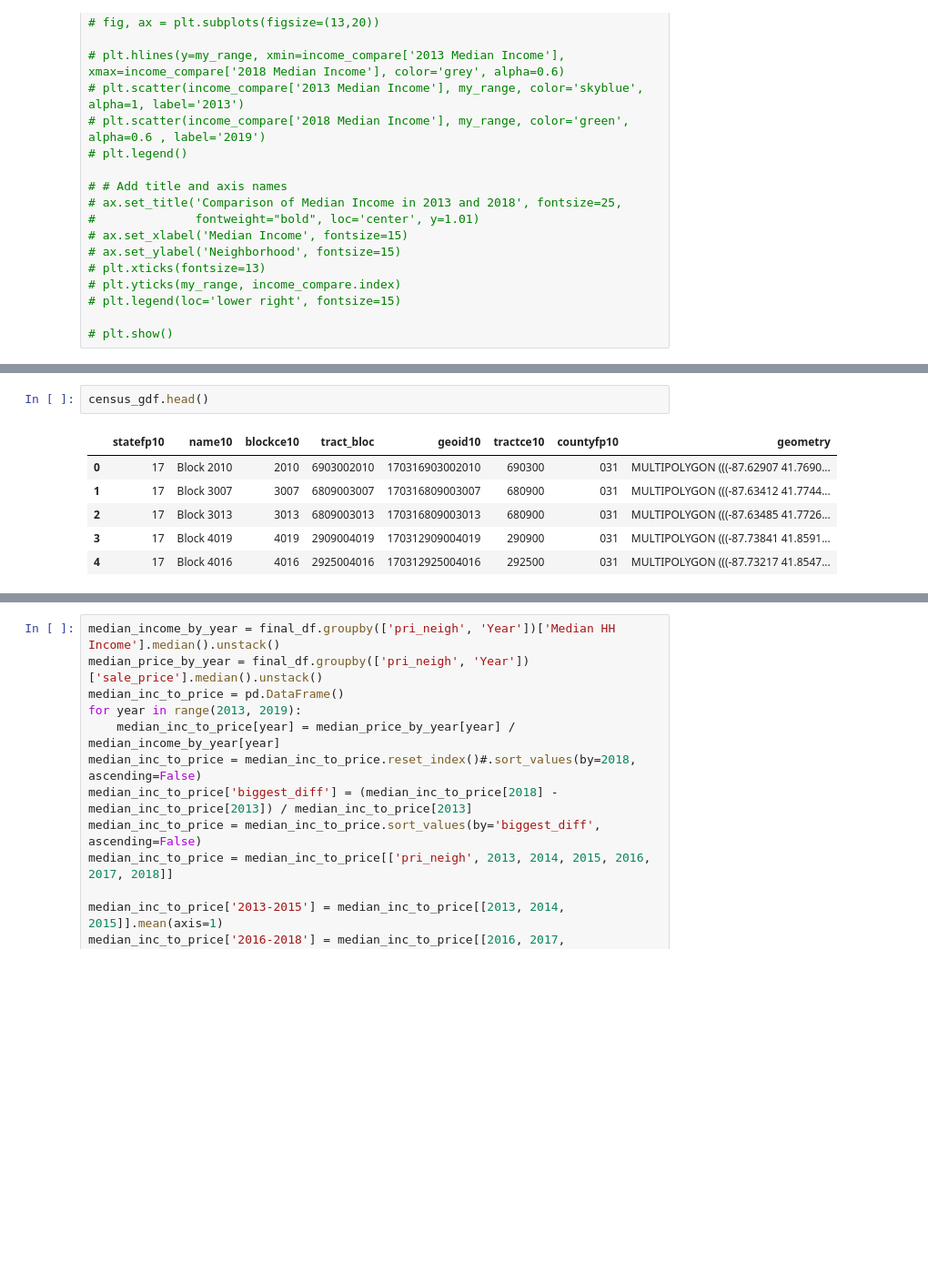
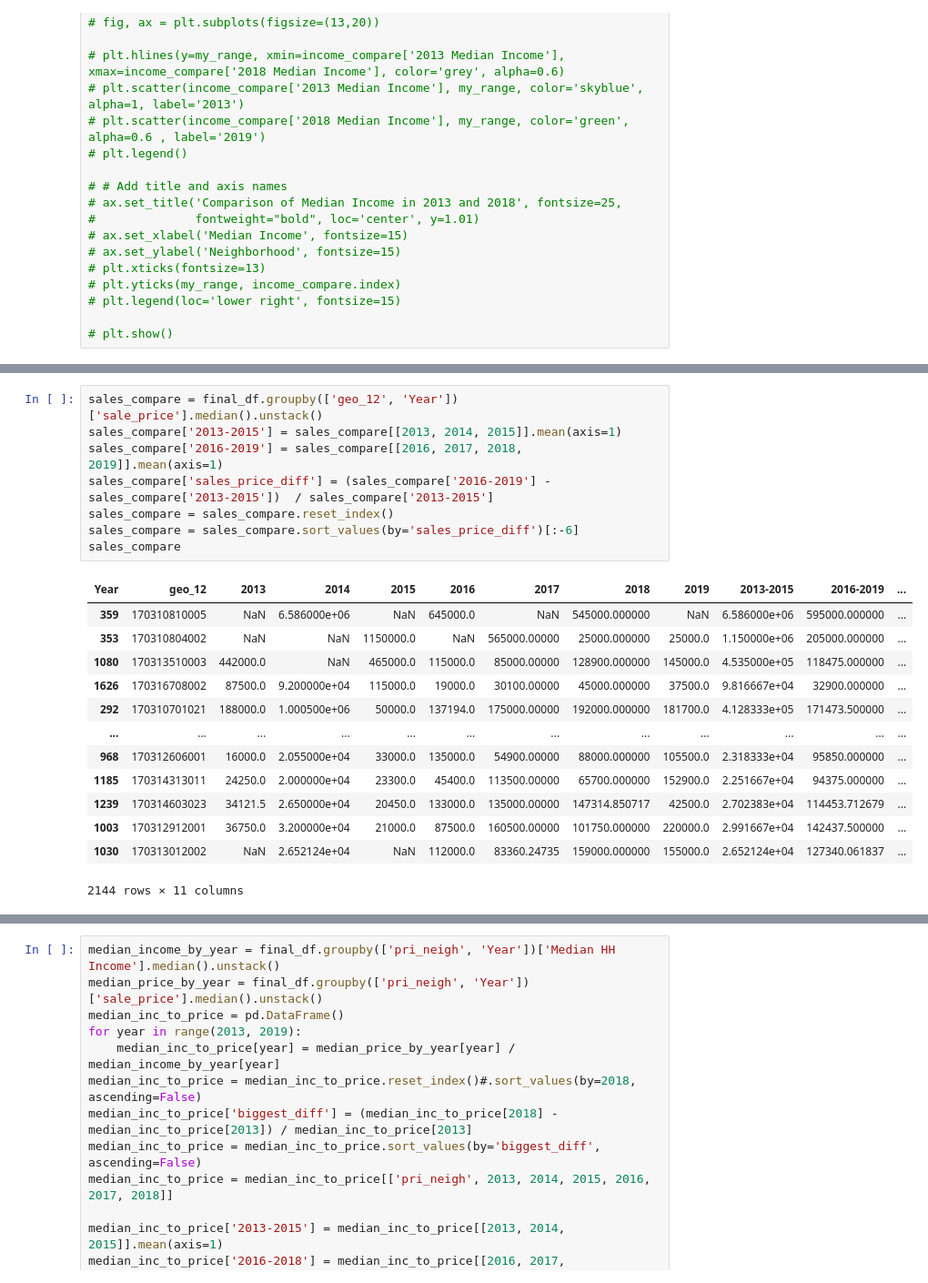
Before and after one commit to ymericson/ml-project, a Jupyter notebook: data_viz.ipynb, the cells around one changed output, grey strips where cells are left out. Shown at 91% size. Saved outputs shown, nothing was run; the diff lists cells and outputs as text; blank space fills up the shorter version.

```diff
--- a/data_viz.ipynb
+++ b/data_viz.ipynb
@@ -375,10 +365,23 @@ census_gdf.head()
-# %%
-census_gdf.head()
-# %% [output]
-|  | statefp10 | name10 | blockce10 | tract_bloc | geoid10 | tractce10 | countyfp10 | geometry |
-| 0 | 17 | Block 2010 | 2010 | 6903002010 | 170316903002010 | 690300 | 031 | MULTIPOLYGON (((-87.62907 41.7690... |
-| 1 | 17 | Block 3007 | 3007 | 6809003007 | 170316809003007 | 680900 | 031 | MULTIPOLYGON (((-87.63412 41.7744... |
-| 2 | 17 | Block 3013 | 3013 | 6809003013 | 170316809003013 | 680900 | 031 | MULTIPOLYGON (((-87.63485 41.7726... |
-| 3 | 17 | Block 4019 | 4019 | 2909004019 | 170312909004019 | 290900 | 031 | MULTIPOLYGON (((-87.73841 41.8591... |
-| 4 | 17 | Block 4016 | 4016 | 2925004016 | 170312925004016 | 292500 | 031 | MULTIPOLYGON (((-87.73217 41.8547... |
+# %%
+sales_compare = final_df.groupby(['geo_12', 'Year'])['sale_price'].median().unstack()
+sales_compare['2013-2015'] = sales_compare[[2013, 2014, 2015]].mean(axis=1)
+sales_compare['2016-2019'] = sales_compare[[2016, 2017, 2018, 2019]].mean(axis=1)
+sales_compare['sales_price_diff'] = (sales_compare['2016-2019'] - sales_compare['2013-2015'])  / sales_compare['2013-2015']
+sales_compare = sales_compare.reset_index()
+sales_compare = sales_compare.sort_values(by='sales_price_diff')[:-6]
+sales_compare
+# %% [output]
+| Year | geo_12 | 2013 | 2014 | 2015 | 2016 | 2017 | 2018 | 2019 | 2013-2015 | 2016-2019 | ... |
+| 359 | 170310810005 | NaN | 6.586000e+06 | NaN | 645000.0 | NaN | 545000.000000 | NaN | 6.586000e+06 | 595000.000000 | ... |
+| 353 | 170310804002 | NaN | NaN | 1150000.0 | NaN | 565000.00000 | 25000.000000 | 25000.0 | 1.150000e+06 | 205000.000000 | ... |
+| 1080 | 170313510003 | 442000.0 | NaN | 465000.0 | 115000.0 | 85000.00000 | 128900.000000 | 145000.0 | 4.535000e+05 | 118475.000000 | ... |
+| 1626 | 170316708002 | 87500.0 | 9.200000e+04 | 115000.0 | 19000.0 | 30100.00000 | 45000.000000 | 37500.0 | 9.816667e+04 | 32900.000000 | ... |
+| 292 | 170310701021 | 188000.0 | 1.000500e+06 | 50000.0 | 137194.0 | 175000.00000 | 192000.000000 | 181700.0 | 4.128333e+05 | 171473.500000 | ... |
+| ... | ... | ... | ... | ... | ... | ... | ... | ... | ... | ... | ... |
+| 968 | 170312606001 | 16000.0 | 2.055000e+04 | 33000.0 | 135000.0 | 54900.00000 | 88000.000000 | 105500.0 | 2.318333e+04 | 95850.000000 | ... |
+| 1185 | 170314313011 | 24250.0 | 2.000000e+04 | 23300.0 | 45400.0 | 113500.00000 | 65700.000000 | 152900.0 | 2.251667e+04 | 94375.000000 | ... |
+| 1239 | 170314603023 | 34121.5 | 2.650000e+04 | 20450.0 | 133000.0 | 135000.00000 | 147314.850717 | 42500.0 | 2.702383e+04 | 114453.712679 | ... |
+| 1003 | 170312912001 | 36750.0 | 3.200000e+04 | 21000.0 | 87500.0 | 160500.00000 | 101750.000000 | 220000.0 | 2.991667e+04 | 142437.500000 | ... |
+| 1030 | 170313012002 | NaN | 2.652124e+04 | NaN | 112000.0 | 83360.24735 | 159000.000000 | 155000.0 | 2.652124e+04 | 127340.061837 | ... |
+2144 rows × 11 columns
 # %%
```
Also changed, not shown: parts of 15 cells of this notebook, 2 other files.
